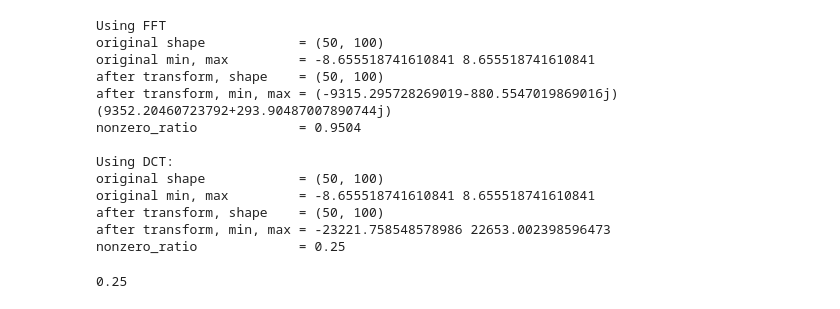
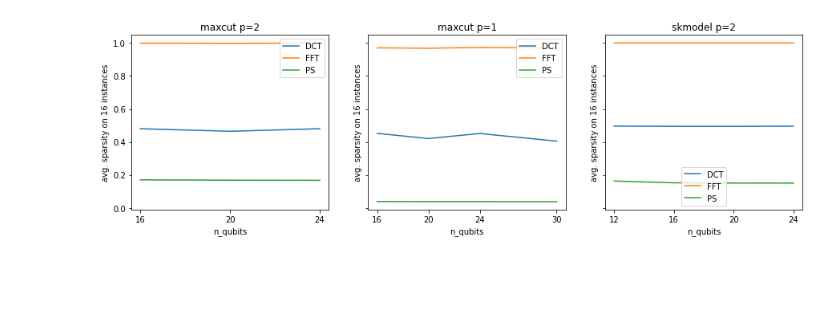
Before and after one commit to kunliu7/oscar, a Jupyter notebook: DCT_compression.ipynb, the cells around one changed output. Drawn from its saved outputs; the diff is of its cells as text; code cells hidden in the pictures; blank space fills up the shorter version.

```diff
--- a/DCT_compression.ipynb
+++ b/DCT_compression.ipynb
@@ -137,24 +232,44 @@ nonzero_ratio             = 1.0
-# %%
-ls = np.load(
-    # "figs/grid_search/qaoa/maxcut/sv-ideal-p=2/maxcut-sv-ideal-n=24-p=2-seed=15-12-15.npz",
-    "figs/grid_search/qaoa/maxcut/sv-ideal-p=1/maxcut-sv-ideal-n=30-p=1-seed=15-50-100.npz",
-    allow_pickle=True
-)['data']
-
-nonzero_ratio_fft(ls)
-nonzero_ratio_dct(ls)
-# %% [output]
-Using FFT
-original shape            = (50, 100)
-original min, max         = -8.655518741610841 8.655518741610841
-after transform, shape    = (50, 100)
-after transform, min, max = (-9315.295728269019-880.5547019869016j) (9352.20460723792+293.90487007890744j)
-nonzero_ratio             = 0.9504
-
-Using DCT:
-original shape            = (50, 100)
-original min, max         = -8.655518741610841 8.655518741610841
-after transform, shape    = (50, 100)
-after transform, min, max = -23221.758548578986 22653.002398596473
-nonzero_ratio             = 0.25
-0.25
+# %%
+# Matplotlib中多子图绘图时，坐标轴及其label的几种排布方式
+# https://zodiac911.github.io/blog/matplotlib-axis.html
+def vis_sparsity(ax: plt.Axes, problem: str, p: int):
+    if problem == 'maxcut':
+        if p == 2:
+            path = "figs/sparsity/ns=[16, 20, 24]-seeds=[0, 1, 2, 3, 4, 5, 6, 7, 8, 9, 10, 11, 12, 13, 14, 15]-ansatz=qaoa-problem=maxcut-noise=ideal-p=2.npz"
+        elif p == 1:
+            path = "figs/sparsity/ns=[16, 20, 24, 30]-seeds=[0, 1, 2, 3, 4, 5, 6, 7, 8, 9, 10, 11, 12, 13, 14, 15]-ansatz=qaoa-problem=maxcut-noise=ideal-p=1.npz"
+    elif problem == 'skmodel':
+        path = "figs/sparsity/ns=[12, 16, 20, 24]-seeds=[0, 1, 2, 3, 4, 5, 6, 7, 8, 9, 10, 11, 12, 13, 14, 15]-ansatz=qaoa-problem=skmodel-noise=ideal-p=2.npz"
+
+    data = np.load(path, allow_pickle=True)
+    data = dict(data)
+
+    seeds = data['seeds']
+    ns = data['n_qubits_list']
+    labels = data['labels']
+    # reshape(len(n_qubits_list), len(seeds))
+
+
+
+    for label in labels:
+        sparsity = data[label]
+        sparsity = np.mean(sparsity, axis=1)
+
+        ax.plot(ns, sparsity, label=label)
+
+    ax.set_xlabel('n_qubits')
+    ax.set_ylabel('avg. sparsity on 16 instances')
+    ax.set_title(f"{problem} p={p}")
+    # ax.set_super_title('Sparsity of QAOA ansatz')
+    ax.set_xticks(ns)
+    ax.legend()
+
+fig, axs = plt.subplots(1, 3, figsize=(15, 4), sharey=True)
+
+vis_sparsity(axs[0], 'maxcut', 2)
+vis_sparsity(axs[1], 'maxcut', 1)
+vis_sparsity(axs[2], 'skmodel', 2)
+
+plt.show()
+# %% [output]
+[figure, added]
```
Also changed, not shown: parts of 5 cells of this notebook, 2 other files.
